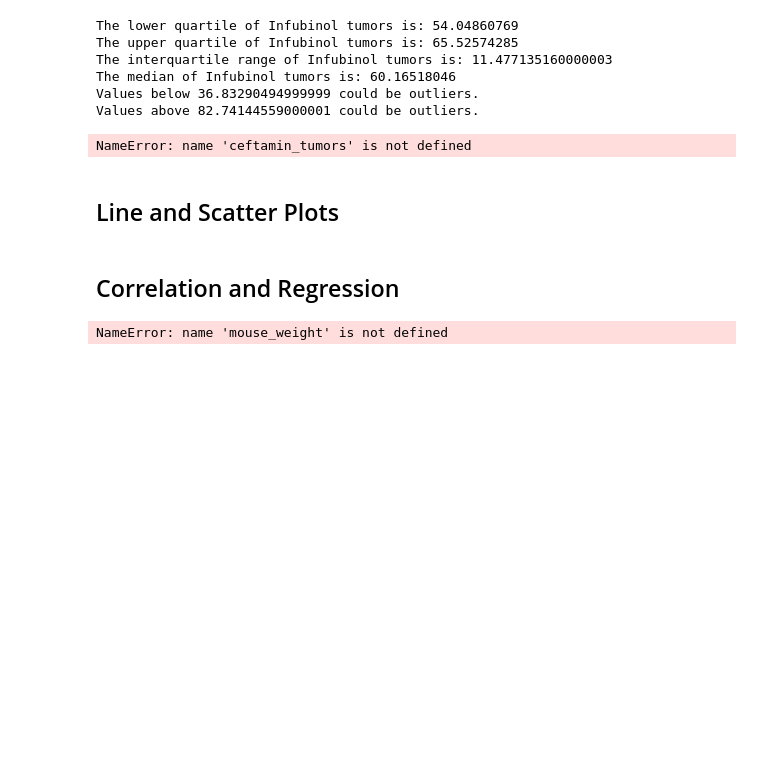
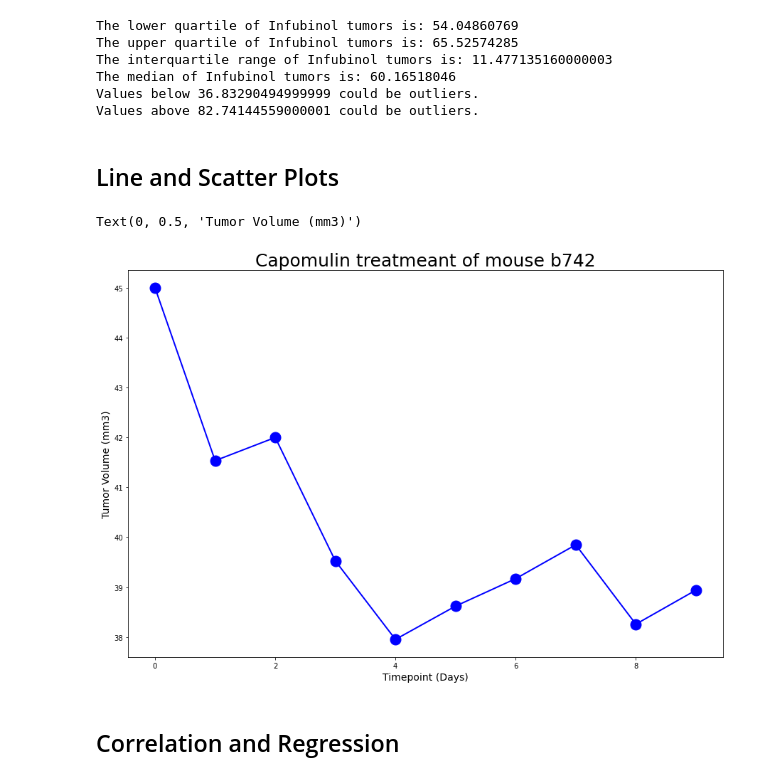
Before and after one commit to aschwartzman24/maltiplot-challenge, a Jupyter notebook: pymaceuticals/pymaceuticals_starter.ipynb, the cells around one changed output. Cells and saved outputs as stored; diff of their text form; code cells hidden in the pictures; blank space fills up the shorter version.

```diff
--- a/pymaceuticals/pymaceuticals_starter.ipynb
+++ b/pymaceuticals/pymaceuticals_starter.ipynb
@@ -343,22 +343,5 @@ The interquartile range of Infubinol tumors is: 11.477135160000003
 The median of Infubinol tumors is: 60.16518046
 Values below 36.83290494999999 could be outliers.
 Values above 82.74144559000001 could be outliers.
-# %%
-
-data_to_plot = [Capomulin_tumors, Ramicane_tumors, Infubinol_tumors, ceftamin_tumors]
-Regimen= ['Capomulin', 'Ramicane', 'Infubinol','Ceftamin']
-
-fig1, ax1 = plt.subplots(figsize=(15, 10))
-ax1.set_title('Tumor Volume at Selected Mouse',fontsize =25)
-ax1.set_ylabel('Final Tumor Volume (mm3)',fontsize = 14)
-ax1.set_xlabel('Drug Regimen',fontsize = 14)
-ax1.boxplot(data_to_plot, labels=Regimen, widths = 0.4, patch_artist=True,vert=True)
-
-plt.ylim(10, 80)
-
-
-plt.show()
-# %% [output]
-NameError: name 'ceftamin_tumors' is not defined
 # %% [markdown]
 ## Line and Scatter Plots
@@ -367,15 +348,19 @@ NameError: name 'ceftamin_tumors' is not defined
+# %%
+# Generate a line plot of time point versus tumor volume for a mouse treated with Capomulin
+forline_df = Capomulin_df.loc[Capomulin_df["Mouse ID"] == "b742",:]
+forline_df.head()
+
+tumsize = forline_df["Tumor Volume (mm3)"]
+
+fig1, ax1 = plt.subplots(figsize=(15, 10))
+plt.title('Capomulin treatmeant of mouse b742',fontsize =25)
+plt.plot(x_axis, tumsiz,linewidth=2, markersize=15,marker="o",color="blue", label="Fahreneit")
+plt.xlabel('Timepoint (Days)',fontsize =14)
+plt.ylabel('Tumor Volume (mm3)',fontsize =14)
+# %% [output]
+Text(0, 0.5, 'Tumor Volume (mm3)')
+[figure, added]
 # %%
 # Generate a scatter plot of mouse weight versus average tumor volume for the Capomulin regimen
 # %% [markdown]
 ## Correlation and Regression
-# %%
-# Calculate the correlation coefficient and linear regression model
-correlation = round(st.pearsonr(mouse_weight,avg_tumor)[0],2)
-
-# for mouse weight and average tumor volume for the Capomulin regimen
-(slope, intercept, rvalue, pvalue, stderr) = st.linregress(mouse_weight, avg_tumor)
-regress_values = mouse_weight * slope + intercept
-line = "y =" + str(round(slope,2)) + "x + " + str(round(intercept,2))
-print(line)
-# %% [output]
-NameError: name 'mouse_weight' is not defined
```
Also changed, not shown: parts of 1 cell of this notebook.
